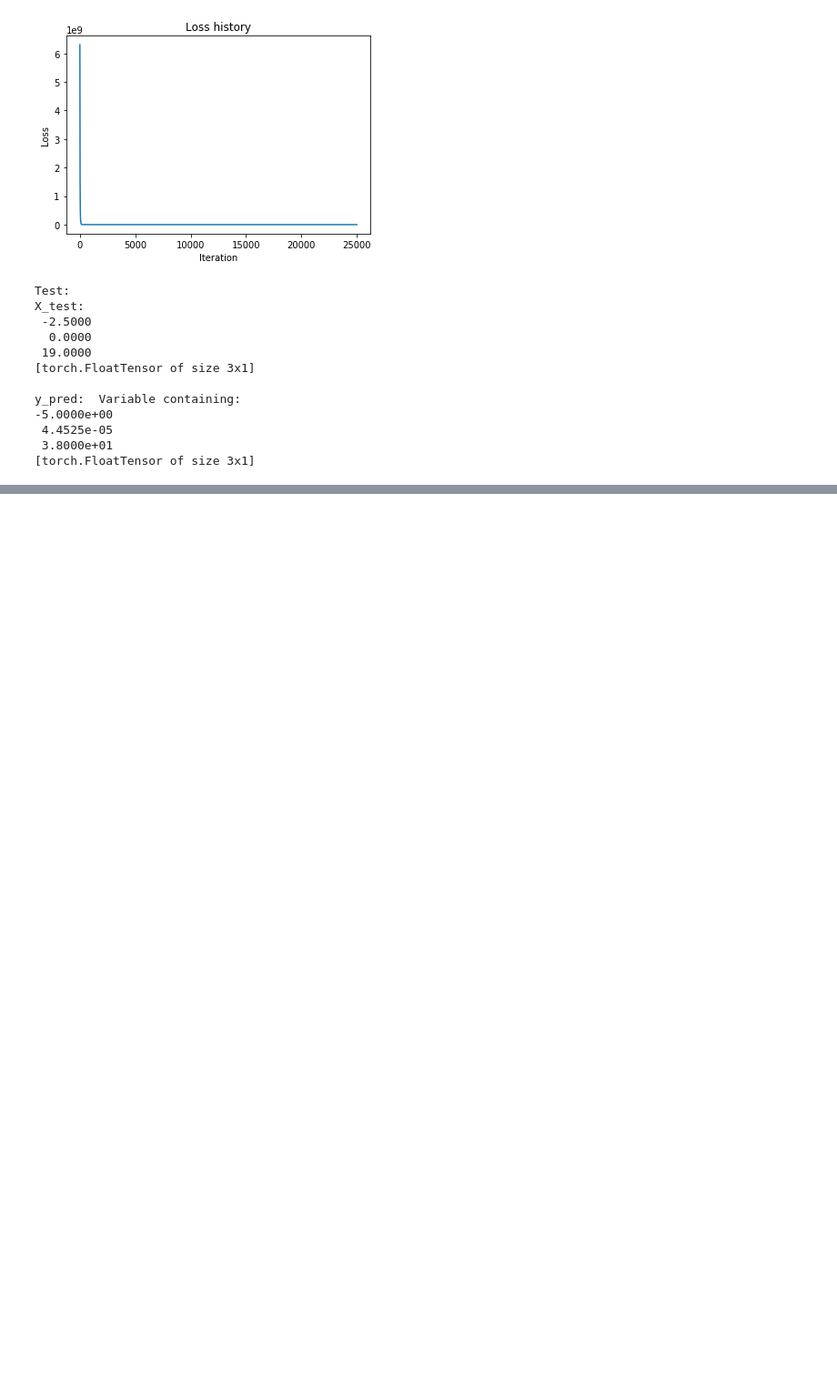
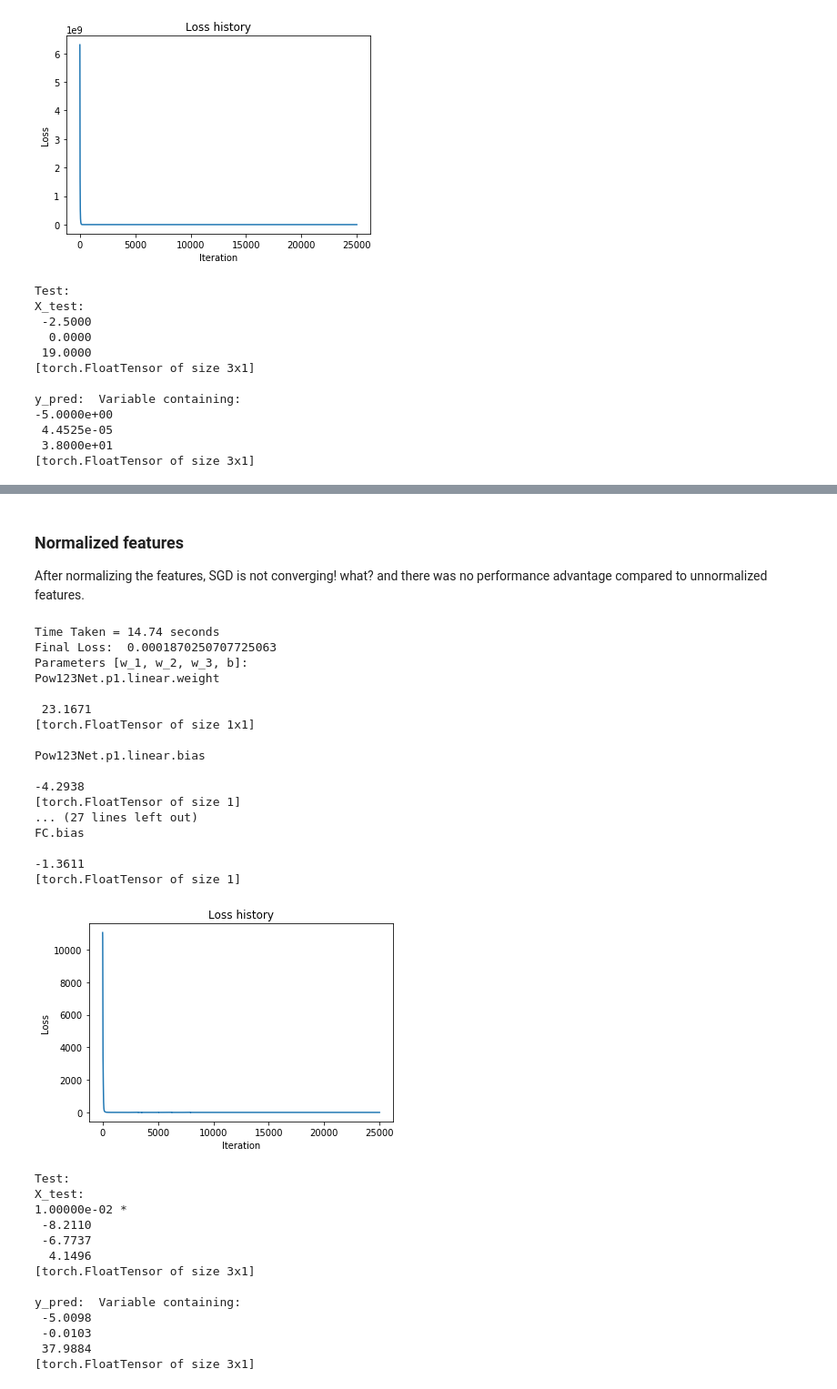
Before and after one commit to afcarl/randomfun, a Jupyter notebook: NeuralEquationFinder/NeuralEquationFinder_Part_2.ipynb, the cells around one changed output, grey strips where cells are left out. Shown: that part at 91% size. Drawn from its saved outputs; the diff is of its cells as text; code cells hidden in the pictures; blank space fills up the shorter version.

Commit message:
Running using Normalized features

```diff
--- a/NeuralEquationFinder/NeuralEquationFinder_Part_2.ipynb
+++ b/NeuralEquationFinder/NeuralEquationFinder_Part_2.ipynb
@@ -21,6 +21,17 @@ y_tensor = Variable(torch.FloatTensor(y), requires_grad=False)
 # Test set initialization
 x_test = np.array([-2.5, 0.0, 19])
 X_test_tsr = Variable(torch.FloatTensor(x_test), requires_grad=False)
+
+# Normalized features
+X_min = torch.min(X_tensor)
+X_max = torch.max(X_tensor)
+X_mean = torch.mean(X_tensor)
+X_sub_mean = X_tensor-X_mean.expand_as(X_tensor)
+X_max_min = X_max-X_min + 1e-7
+X_norm_tsr = X_sub_mean/X_max_min.expand_as(X_sub_mean)
+
+X_test_sub_mean = X_test_tsr-X_mean.expand_as(X_test_tsr)
+X_test_norm_tsr = X_test_sub_mean/X_max_min.expand_as(X_test_sub_mean)
 # %%
 # Implement version-2 neural network
 import math
@@ -234,2 +247,44 @@ Loss with x^3 masked:  8.498725279082464e-09
 Finally the equation is y =  1.999998688697815 *x +  4.464330205422584e-05
 Pretty close to y = 2*x
+# %% [markdown]
+### Normalized features
+After normalizing the features, SGD is not converging! what? and there was no performance advantage compared to unnormalized features.
+# %%
+model = torch.nn.Sequential(OrderedDict([
+            ("Pow123Net", Pow123Net()),
+            ("FC", torch.nn.Linear(3, 1))]
+        ))
+RunV2NNTraining(X=X_norm_tsr.view(-1,1), y=y_tensor, model=model, batch_size=None, epochs=25000, learning_rate=1e-1,
+                    X_test=X_test_norm_tsr.view(-1,1), use_optimizer='Adam')
+# %% [output]
+Time Taken = 14.74 seconds
+Final Loss:  0.0001870250707725063
+Parameters [w_1, w_2, w_3, b]:
+Pow123Net.p1.linear.weight
+
+ 23.1671
+[torch.FloatTensor of size 1x1]
+
+Pow123Net.p1.linear.bias
+
+-4.2938
+[torch.FloatTensor of size 1]
+... (27 lines left out)
+FC.bias
+
+-1.3611
+[torch.FloatTensor of size 1]
+[figure, added]
+Test:
+X_test:
+1.00000e-02 *
+ -8.2110
+ -6.7737
+  4.1496
+[torch.FloatTensor of size 3x1]
+
+y_pred:  Variable containing:
+ -5.0098
+ -0.0103
+ 37.9884
+[torch.FloatTensor of size 3x1]
```
Also changed, not shown: parts of 2 cells of this notebook.
